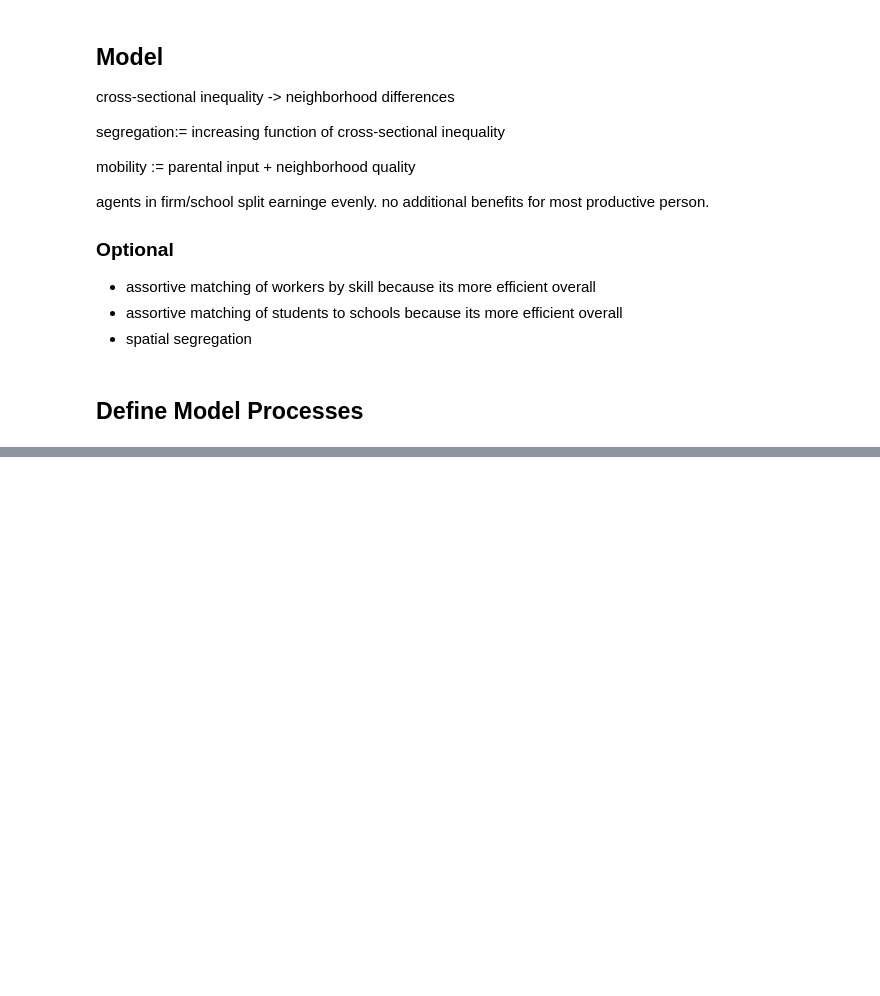
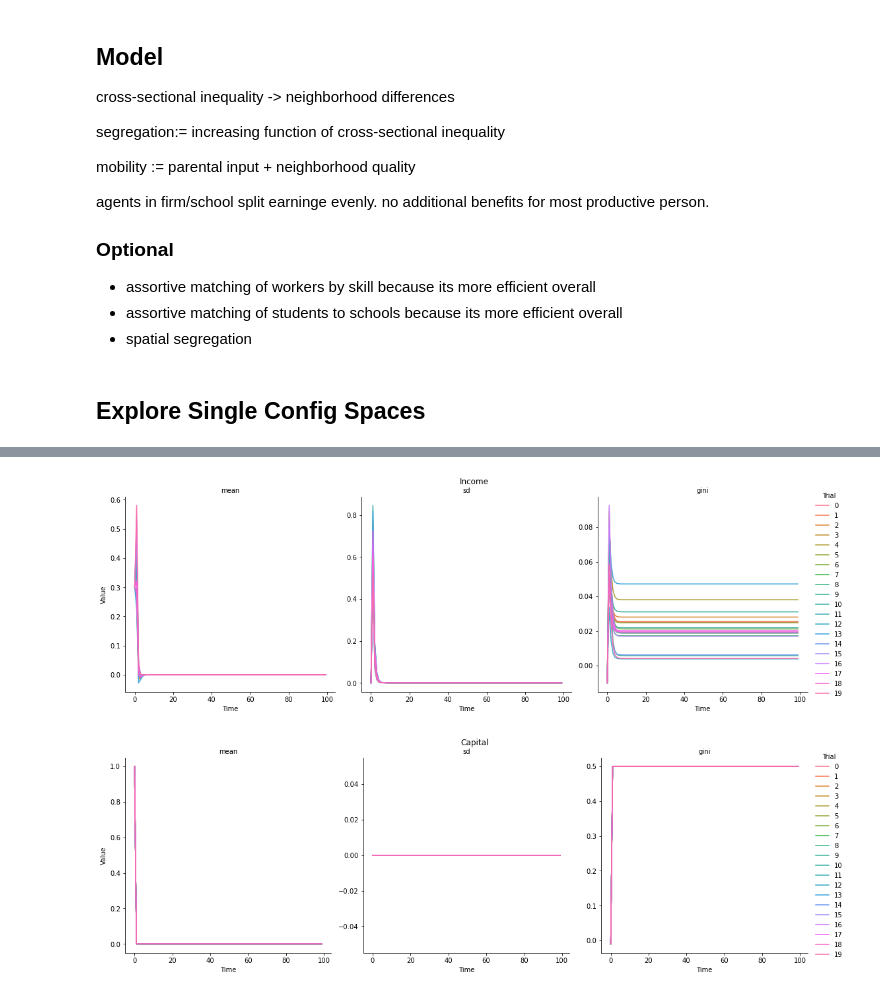
Before and after one commit to eric-mc2/MobilitySim, a Jupyter notebook: Inter-Generational Mobility.ipynb, the cells around one changed output, grey strips where cells are left out. Drawn from its saved outputs; the diff is of its cells as text; code cells hidden in the pictures; blank space fills up the shorter version.

```diff
--- a/Inter-Generational Mobility.ipynb
+++ b/Inter-Generational Mobility.ipynb
@@ -56,16 +58,15 @@ from sim import Sim
-# %% [markdown]
-## Define Model Processes
+# %% [markdown]
+## Explore Single Config Spaces
 # %%
 sim = Sim()
 
-sim.set('PARENTAL_INVESTMENT_COEF', 0) # directly transmits less taxes
-
-sim.set('SKILL_FROM_NEIGHBOR_INCOME', 1)
-sim.set('SKILL_FROM_PARENT_INCOME', 1)
-sim.set('CAPITAL_EFFICIENCY', 3.8)
-# sim.set('INCOME_NOISE_ADDITIVE', 1)
-# sim.set('INCOME_NOISE_AUTOREG', 1)
-sim.set('TAX_RATE', .5)
+sim.set('PARENTAL_INVESTMENT_COEF', .30)
+sim.set('SKILL_FROM_NEIGHBOR_INCOME', .30)
+sim.set('SKILL_FROM_PARENT_INCOME', .30)
+sim.set('CAPITAL_EFFICIENCY', 1.5)
+sim.set('INCOME_NOISE_ADDITIVE', 0)
+sim.set('INCOME_NOISE_AUTOREG', 0)
+sim.set('TAX_RATE', .7)
 
 
 res = sim.run(20)
@@ -75,0 +76,2 @@ RuntimeWarning: overflow encountered in multiply
+[figure, added]
+[figure, added]
```
Also changed, not shown: parts of 6 cells of this notebook, 5 other files.
